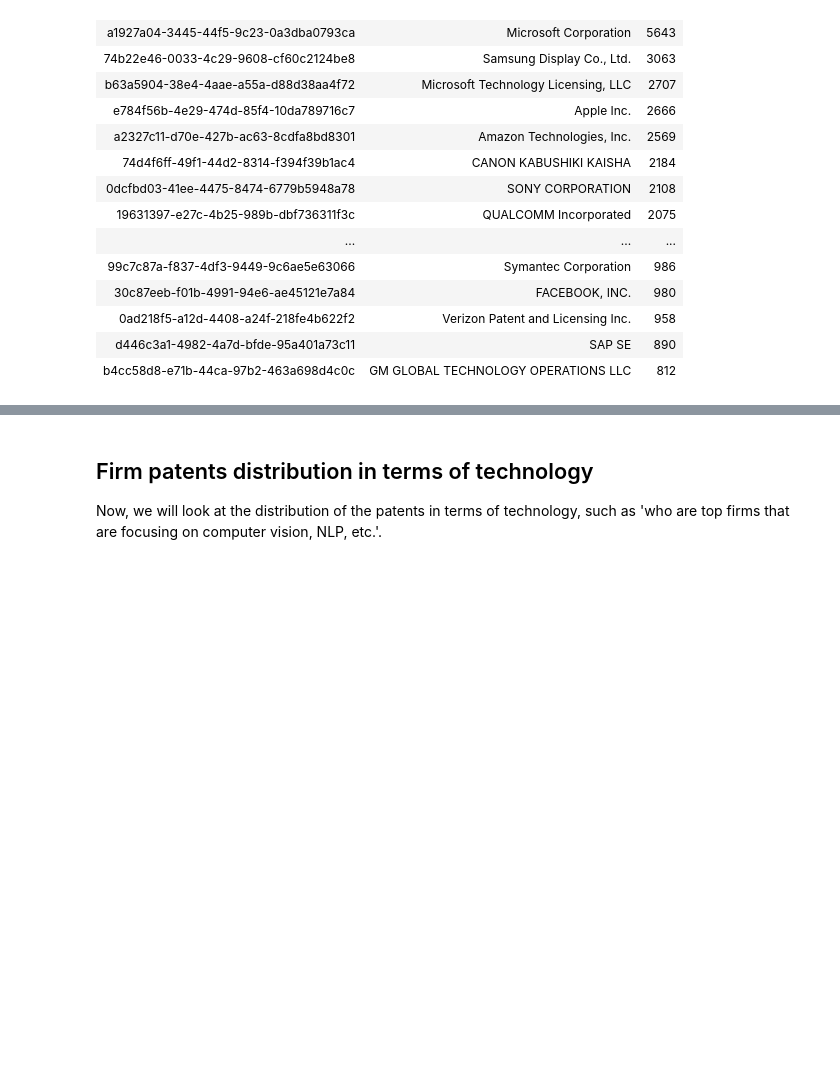
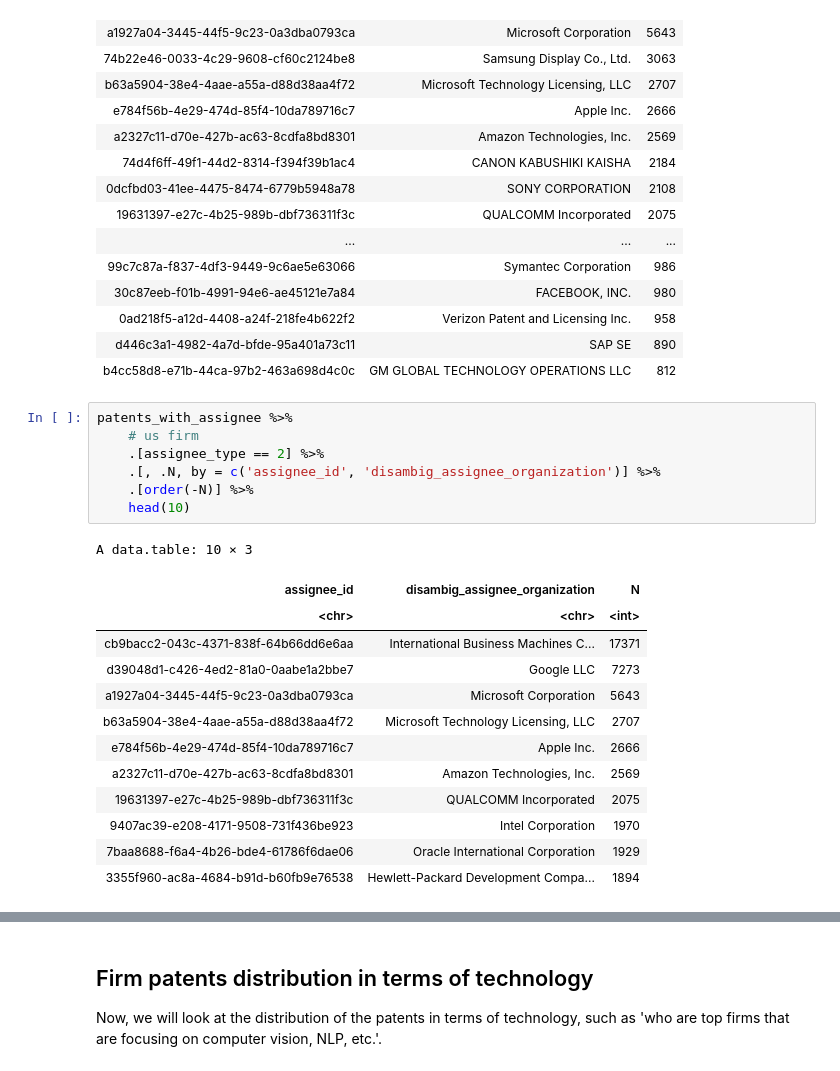
Before and after one commit to oceanumeric/ININ-tutorial, a Jupyter notebook: labs/lab2_part_B.ipynb, the cells around one changed output, grey strips where cells are left out. Cells and saved outputs as stored; diff of their text form; blank space fills up the shorter version.

```diff
--- a/labs/lab2_part_B.ipynb
+++ b/labs/lab2_part_B.ipynb
@@ -246,3 +246,24 @@ A data.table: 30 × 3
 | 0ad218f5-a12d-4408-a24f-218fe4b622f2 | Verizon Patent and Licensing Inc. | 958 |
 | d446c3a1-4982-4a7d-bfde-95a401a73c11 | SAP SE | 890 |
 | b4cc58d8-e71b-44ca-97b2-463a698d4c0c | GM GLOBAL TECHNOLOGY OPERATIONS LLC | 812 |
+# %%
+patents_with_assignee %>%
+    # us firm
+    .[assignee_type == 2] %>%
+    .[, .N, by = c('assignee_id', 'disambig_assignee_organization')] %>%
+    .[order(-N)] %>%
+    head(10)
+# %% [output]
+A data.table: 10 × 3
+| assignee_id | disambig_assignee_organization | N |
+| <chr> | <chr> | <int> |
+| cb9bacc2-043c-4371-838f-64b66dd6e6aa | International Business Machines C... | 17371 |
+| d39048d1-c426-4ed2-81a0-0aabe1a2bbe7 | Google LLC | 7273 |
+| a1927a04-3445-44f5-9c23-0a3dba0793ca | Microsoft Corporation | 5643 |
+| b63a5904-38e4-4aae-a55a-d88d38aa4f72 | Microsoft Technology Licensing, LLC | 2707 |
+| e784f56b-4e29-474d-85f4-10da789716c7 | Apple Inc. | 2666 |
+| a2327c11-d70e-427b-ac63-8cdfa8bd8301 | Amazon Technologies, Inc. | 2569 |
+| 19631397-e27c-4b25-989b-dbf736311f3c | QUALCOMM Incorporated | 2075 |
+| 9407ac39-e208-4171-9508-731f436be923 | Intel Corporation | 1970 |
+| 7baa8688-f6a4-4b26-bde4-61786f6dae06 | Oracle International Corporation | 1929 |
+| 3355f960-ac8a-4684-b91d-b60fb9e76538 | Hewlett-Packard Development Compa... | 1894 |
```
Also changed, not shown: parts of 4 cells of this notebook.
